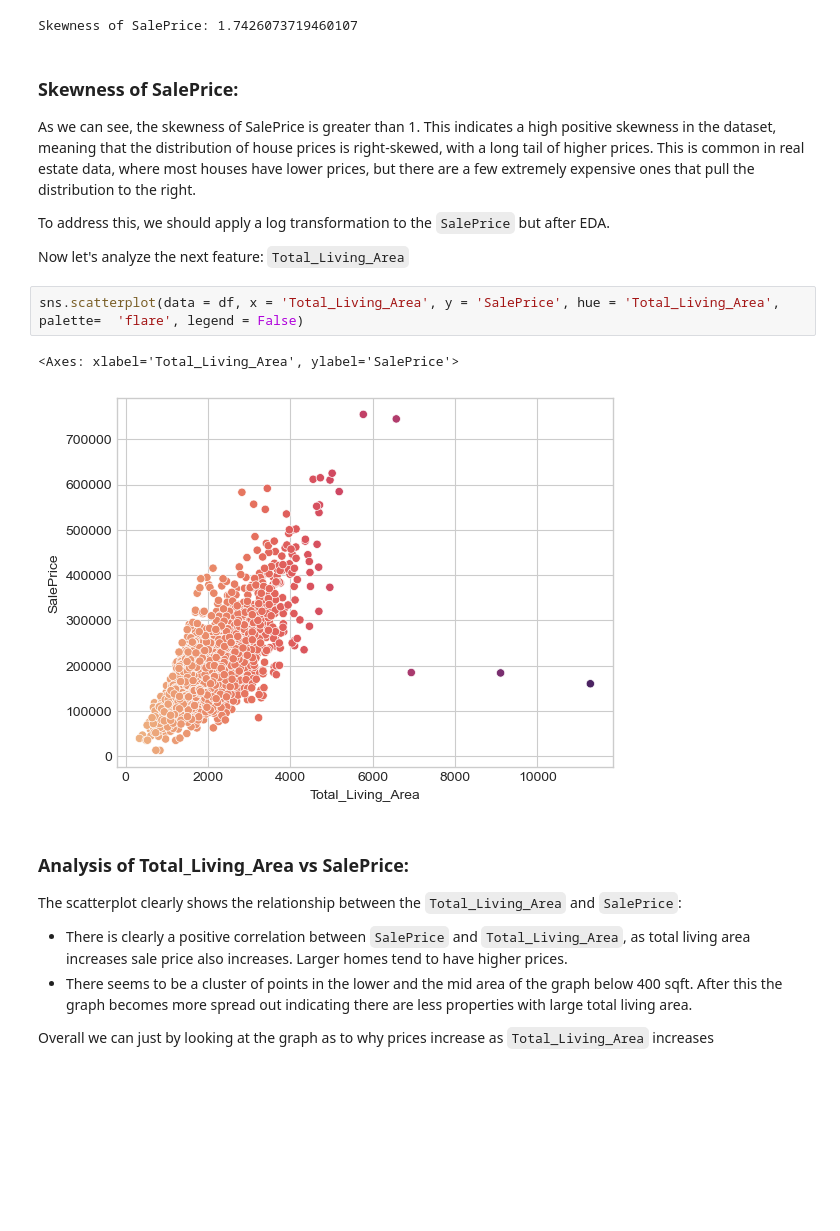
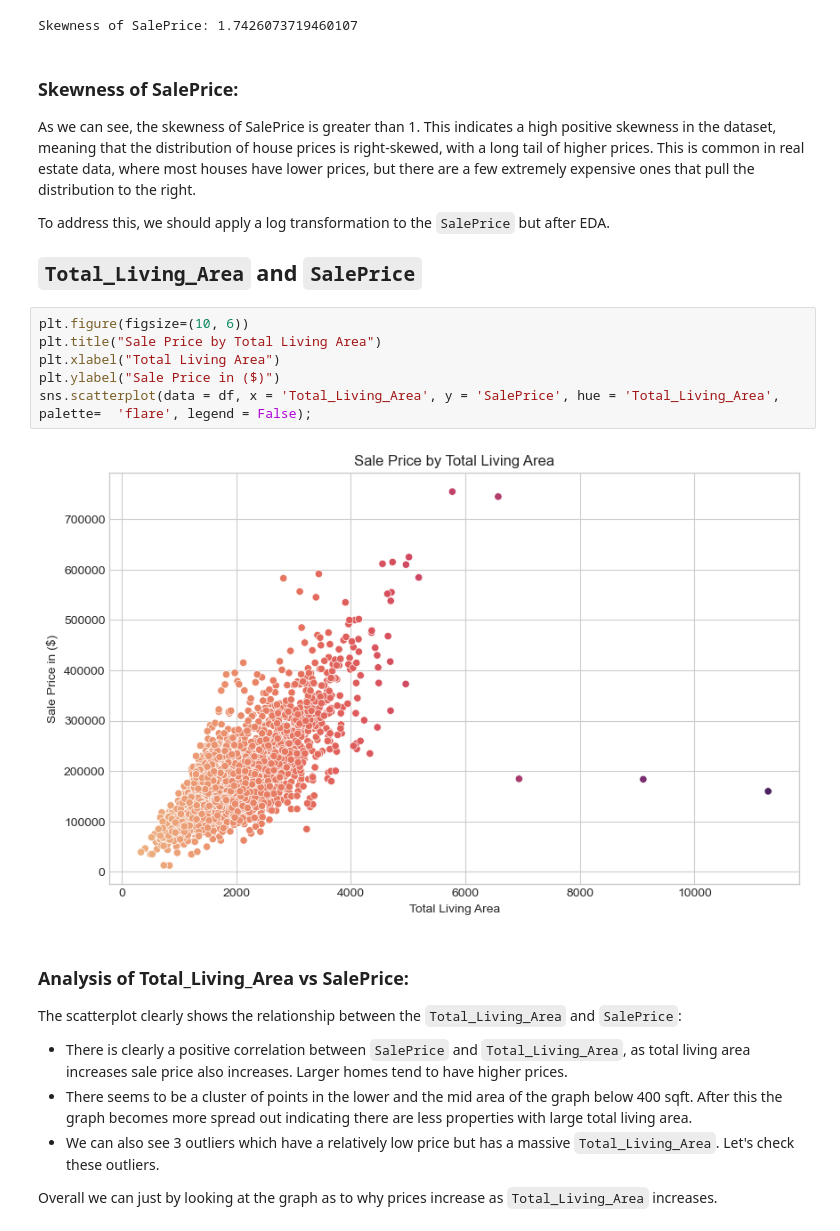
Before and after one commit to Sandeep20013/AI-Learning-Tracking, a Jupyter notebook: Projects/Ames Housing Prediction/Ames Housing Price Prediction - Visualization and Feature Engineering.ipynb, the cells around one changed output. Cells and saved outputs as stored; diff of their text form; blank space fills up the shorter version.

```diff
--- a/Projects/Ames Housing Prediction/Ames Housing Price Prediction - Visualization and Feature Engineering.ipynb
+++ b/Projects/Ames Housing Prediction/Ames Housing Price Prediction - Visualization and Feature Engineering.ipynb
@@ -257,12 +260,15 @@ As we can see, the skewness of SalePrice is greater than 1. This indicates a hig
 
 To address this, we should apply a log transformation to the `SalePrice` but after EDA.
 
-Now let's analyze the next feature: `Total_Living_Area`
+## `Total_Living_Area` and `SalePrice`
 # %%
-sns.scatterplot(data = df, x = 'Total_Living_Area', y = 'SalePrice', hue = 'Total_Living_Area', palette=  'flare', legend = False)
+plt.figure(figsize=(10, 6))
+plt.title("Sale Price by Total Living Area")
+plt.xlabel("Total Living Area")
+plt.ylabel("Sale Price in ($)")
+sns.scatterplot(data = df, x = 'Total_Living_Area', y = 'SalePrice', hue = 'Total_Living_Area', palette=  'flare', legend = False);
 # %% [output]
-<Axes: xlabel='Total_Living_Area', ylabel='SalePrice'>
-[figure, old version]
+[figure, new version]
 # %% [markdown]
 ### Analysis of Total_Living_Area vs SalePrice:
 
@@ -270,5 +276,6 @@ The scatterplot clearly shows the relationship between the `Total_Living_Area` a
 
 * There is clearly a positive correlation between `SalePrice` and `Total_Living_Area`, as total living area increases sale price also increases. Larger homes tend to have higher prices.
 * There seems to be a cluster of points in the lower and the mid area of the graph below 400 sqft. After this the graph becomes more spread out indicating there are less properties with large total living area.
+* We can also see 3 outliers which have a relatively low price but has a massive `Total_Living_Area`. Let's check these outliers.
 
-Overall we can just by looking at the graph as to why prices increase as `Total_Living_Area` increases
+Overall we can just by looking at the graph as to why prices increase as `Total_Living_Area` increases.
```
Also changed, not shown: parts of 13 cells of this notebook.
